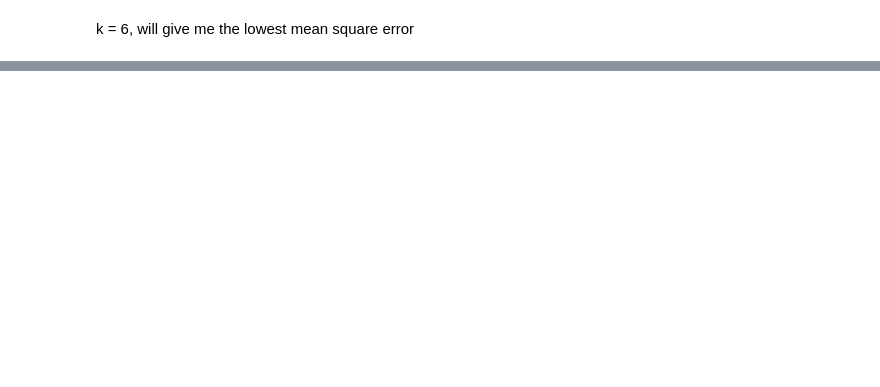
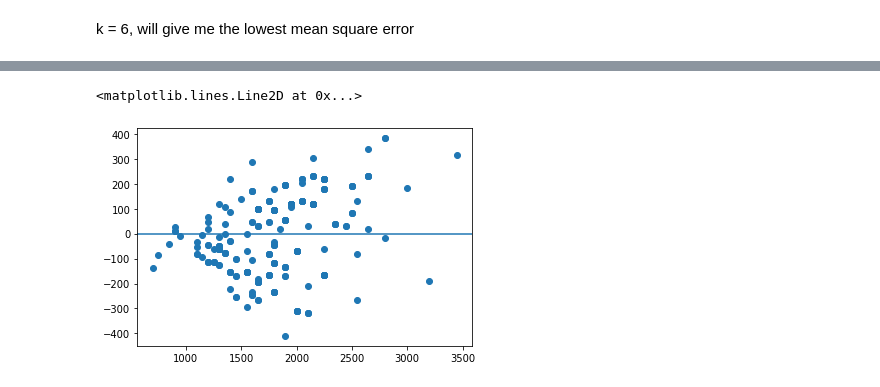
Before and after one commit to jhonymaurad/Data-Science-Project, a Jupyter notebook: k-nearest neighbors.ipynb, the cells around one changed output, grey strips where cells are left out. Cells and saved outputs as stored; diff of their text form; code cells hidden in the pictures; blank space fills up the shorter version.

```diff
--- a/k-nearest neighbors.ipynb
+++ b/k-nearest neighbors.ipynb
@@ -119,0 +128,11 @@ Text(0, 0.5, 'Predicted value - Annual cost')
+# %%
+# plt.scatter(y_test , y_pred)
+# plt.title('Actual value vs. Predicted value')
+# plt.xlabel('Actual  value - Annual cost')
+# plt.ylabel('Predicted value - Annual cost')
+
+plt.scatter(y_test, y_test - y_pred)
+plt.axhline()
+# %% [output]
+<matplotlib.lines.Line2D at 0x...>
+[figure, added]
```
Also changed, not shown: parts of 5 cells of this notebook, 7 other files.
